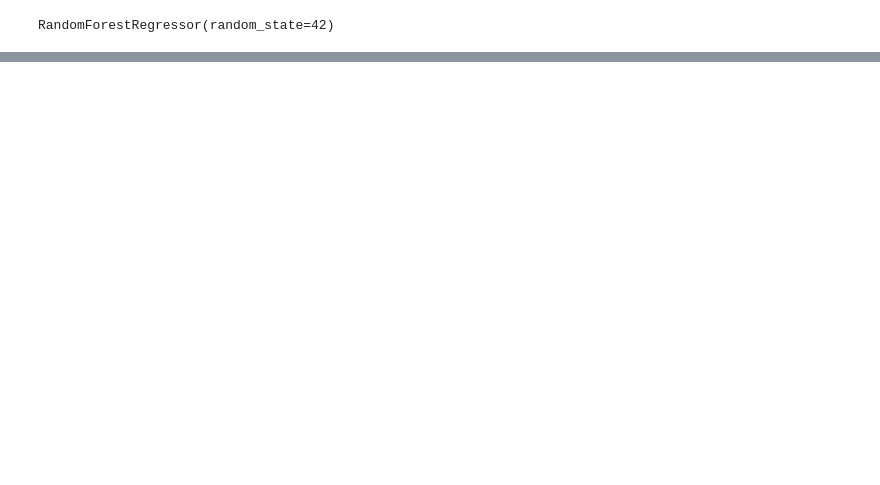
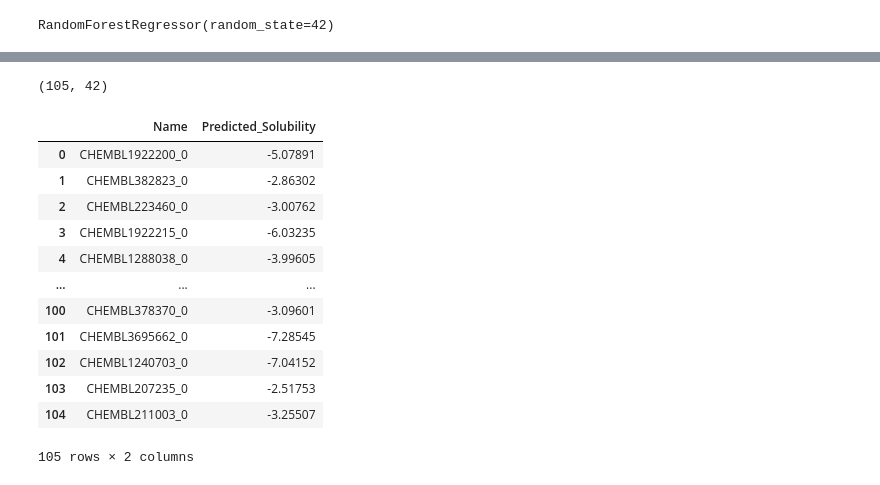
Before and after one commit to kuteykin/solubility-predictor, a Jupyter notebook: Solubility_predictor.ipynb, the cells around one changed output, grey strips where cells are left out. Saved outputs shown, nothing was run; the diff lists cells and outputs as text; code cells hidden in the pictures; blank space fills up the shorter version.

```diff
--- a/Solubility_predictor.ipynb
+++ b/Solubility_predictor.ipynb
@@ -365,0 +413,5 @@ R^2: 0.9046591650029734
+# %%
+test_df.to_csv('Output/test_descriptors_clean.csv')
+scaler = MinMaxScaler()
+test_scaled = scaler.fit_transform(test_df.iloc[:,1:])
+test_scaled
@@ -365,0 +432,22 @@ R^2: 0.9046591650029734
+# %%
+test_scaled.shape
+# %% [output]
+(105, 42)
+# %%
+test_predicted = pd.DataFrame(rf_reg2.predict(test_scaled), columns=['Predicted_Solubility'])
+test_predicted.insert(0, 'Name', test_df.Name)
+test_predicted
+# %% [output]
+|  | Name | Predicted_Solubility |
+| 0 | CHEMBL1922200_0 | -5.07891 |
+| 1 | CHEMBL382823_0 | -2.86302 |
+| 2 | CHEMBL223460_0 | -3.00762 |
+| 3 | CHEMBL1922215_0 | -6.03235 |
+| 4 | CHEMBL1288038_0 | -3.99605 |
+| ... | ... | ... |
+| 100 | CHEMBL378370_0 | -3.09601 |
+| 101 | CHEMBL3695662_0 | -7.28545 |
+| 102 | CHEMBL1240703_0 | -7.04152 |
+| 103 | CHEMBL207235_0 | -2.51753 |
+| 104 | CHEMBL211003_0 | -3.25507 |
+105 rows × 2 columns
```
Also changed, not shown: parts of 24 cells of this notebook.
